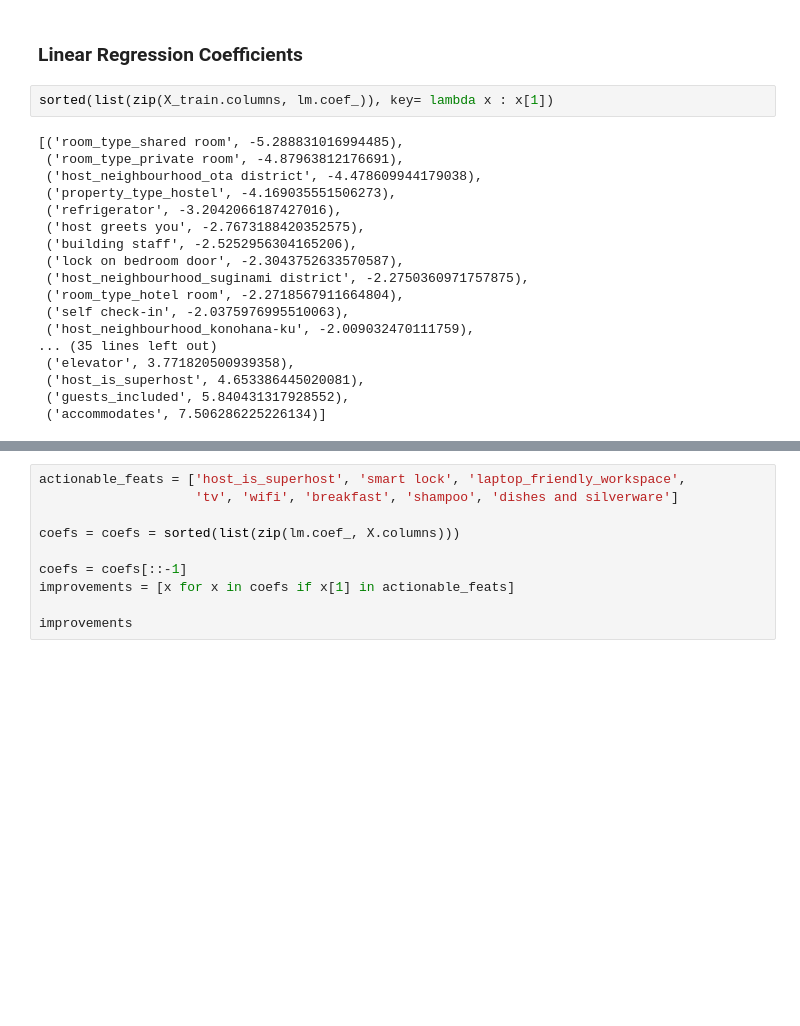
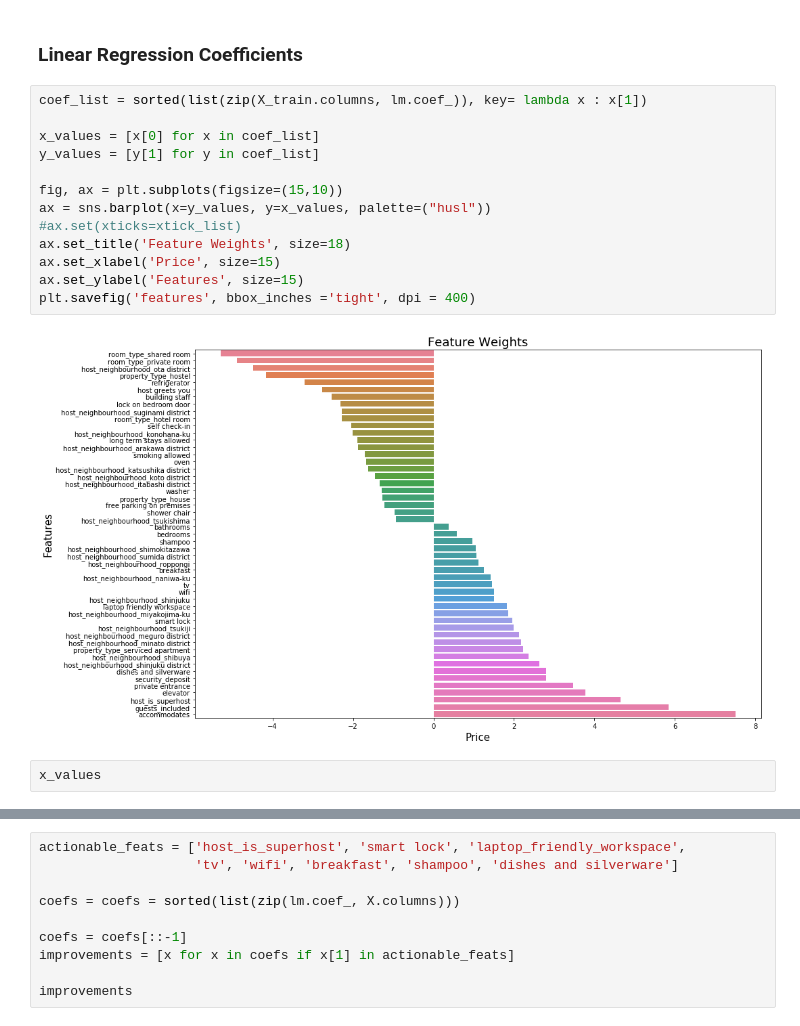
Before and after one commit to AbishekGollapudi/DataProjects, a Jupyter notebook: AirBnB Pricing/02-Modeling.ipynb, the cells around one changed output, grey strips where cells are left out. Drawn from its saved outputs; the diff is of its cells as text; blank space fills up the shorter version.

```diff
--- a/AirBnB Pricing/02-Modeling.ipynb
+++ b/AirBnB Pricing/02-Modeling.ipynb
@@ -444,22 +435,19 @@ Validation MAE for LassoCV: 20.2641
 # %% [markdown]
 ### Linear Regression Coefficients
-# %%
-sorted(list(zip(X_train.columns, lm.coef_)), key= lambda x : x[1])
-# %% [output]
-[('room_type_shared room', -5.288831016994485),
- ('room_type_private room', -4.87963812176691),
- ('host_neighbourhood_ota district', -4.478609944179038),
- ('property_type_hostel', -4.169035551506273),
- ('refrigerator', -3.2042066187427016),
- ('host greets you', -2.7673188420352575),
- ('building staff', -2.5252956304165206),
- ('lock on bedroom door', -2.3043752633570587),
- ('host_neighbourhood_suginami district', -2.2750360971757875),
- ('room_type_hotel room', -2.2718567911664804),
- ('self check-in', -2.0375976995510063),
- ('host_neighbourhood_konohana-ku', -2.009032470111759),
-... (35 lines left out)
- ('elevator', 3.771820500939358),
- ('host_is_superhost', 4.653386445020081),
- ('guests_included', 5.840431317928552),
- ('accommodates', 7.506286225226134)]
+# %%
+coef_list = sorted(list(zip(X_train.columns, lm.coef_)), key= lambda x : x[1])
+
+x_values = [x[0] for x in coef_list]
+y_values = [y[1] for y in coef_list]
+
+fig, ax = plt.subplots(figsize=(15,10))
+ax = sns.barplot(x=y_values, y=x_values, palette=("husl"))
+#ax.set(xticks=xtick_list)
+ax.set_title('Feature Weights', size=18)
+ax.set_xlabel('Price', size=15)
+ax.set_ylabel('Features', size=15)
+plt.savefig('features', bbox_inches ='tight', dpi = 400)
+# %% [output]
+[figure, added]
+# %%
+x_values
```
Also changed, not shown: parts of 26 cells of this notebook, 3 other files.
